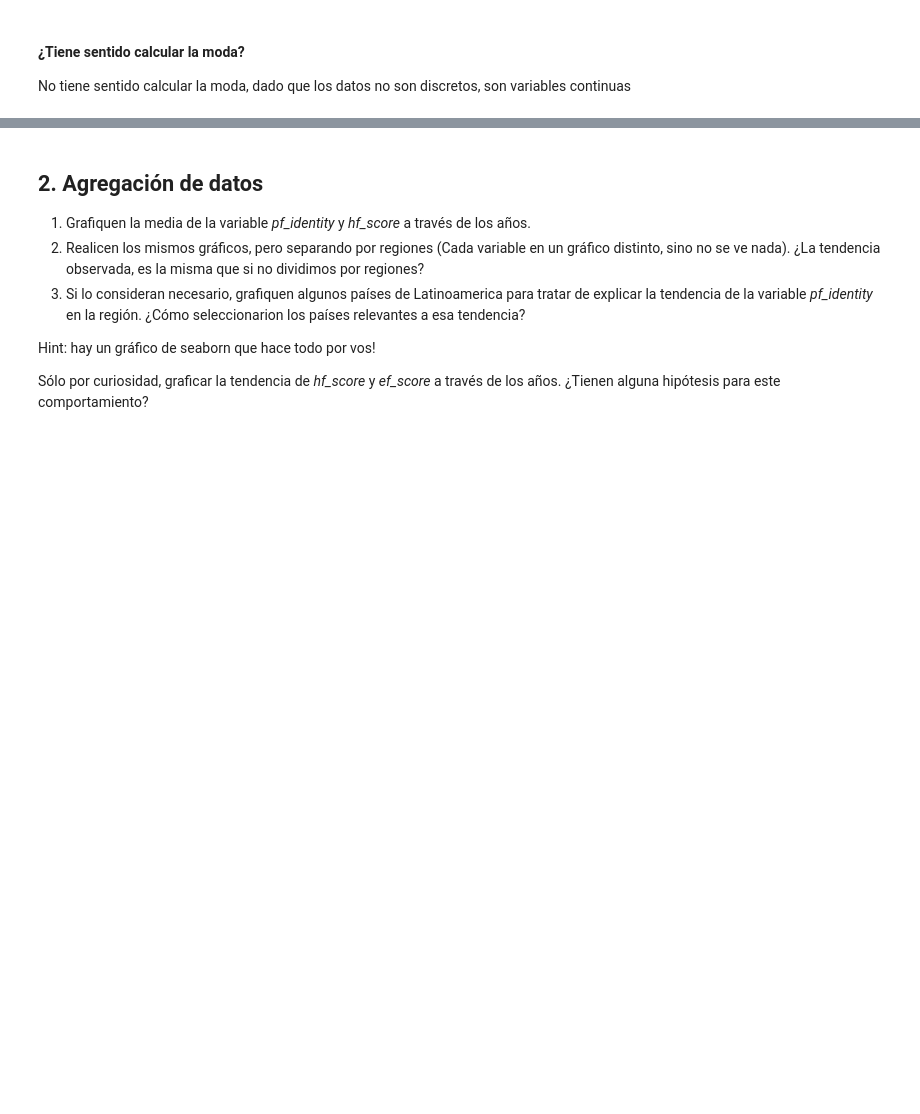
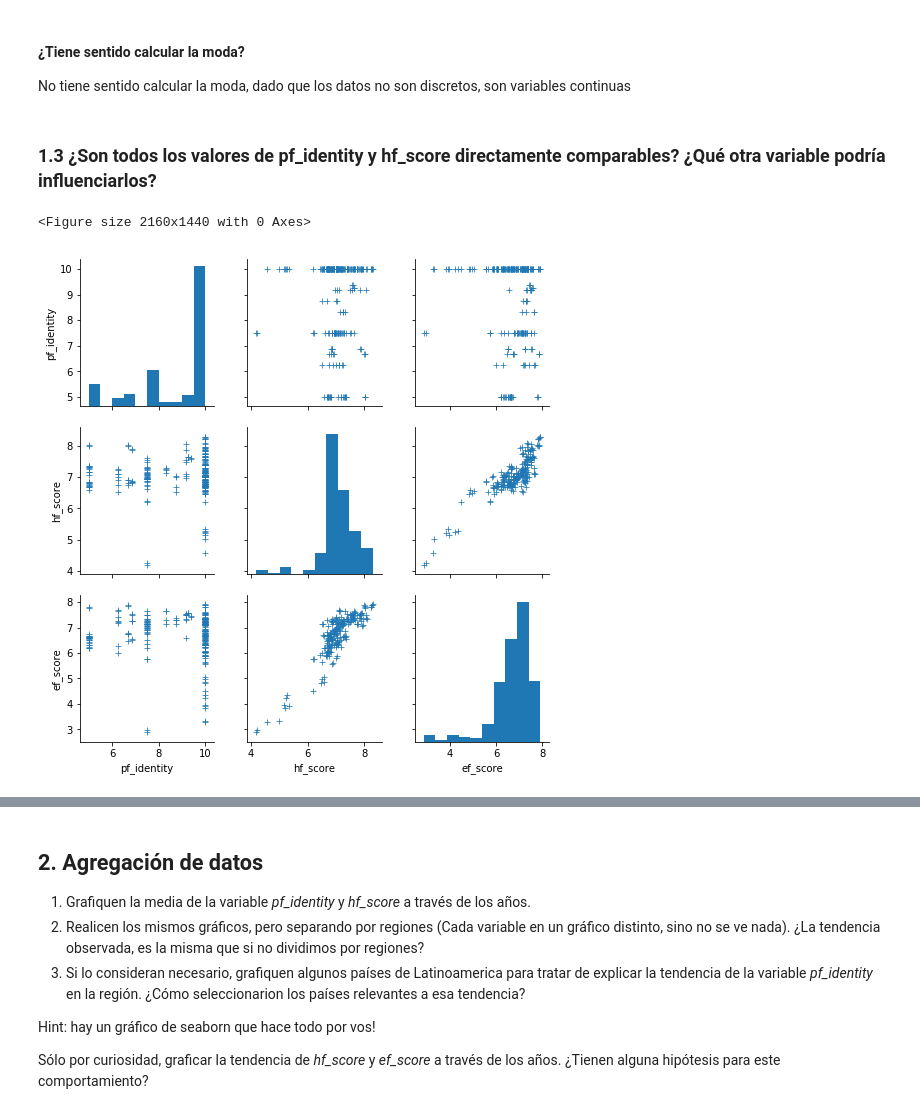
Before and after one commit to abernalc/diplodatos2019, a Jupyter notebook: 02_practico_I.ipynb, the cells around one changed output, grey strips where cells are left out. Cells and saved outputs as stored; diff of their text form; code cells hidden in the pictures; blank space fills up the shorter version.

```diff
--- a/02_practico_I.ipynb
+++ b/02_practico_I.ipynb
@@ -242,3 +242,13 @@ Deacuerdo a estos datos el indice de pf_identity en latinoamerica es más alto q
 #### ¿Tiene sentido calcular la moda?
 
 No tiene sentido calcular la moda, dado que los datos no son discretos, son variables continuas
+# %% [markdown]
+### 1.3 ¿Son todos los valores de pf_identity y hf_score directamente comparables? ¿Qué otra variable podría influenciarlos?
+# %%
+# Hacemos un grafico con pairplot para ver correlación
+plt.figure(figsize=(30,20))
+seaborn.pairplot(dataset_latin_america, vars=['pf_identity', 'hf_score', 'ef_score'], markers='+')
+seaborn.despine()
+# %% [output]
+<Figure size 2160x1440 with 0 Axes>
+[figure, added]
```
Also changed, not shown: parts of 36 cells of this notebook.
